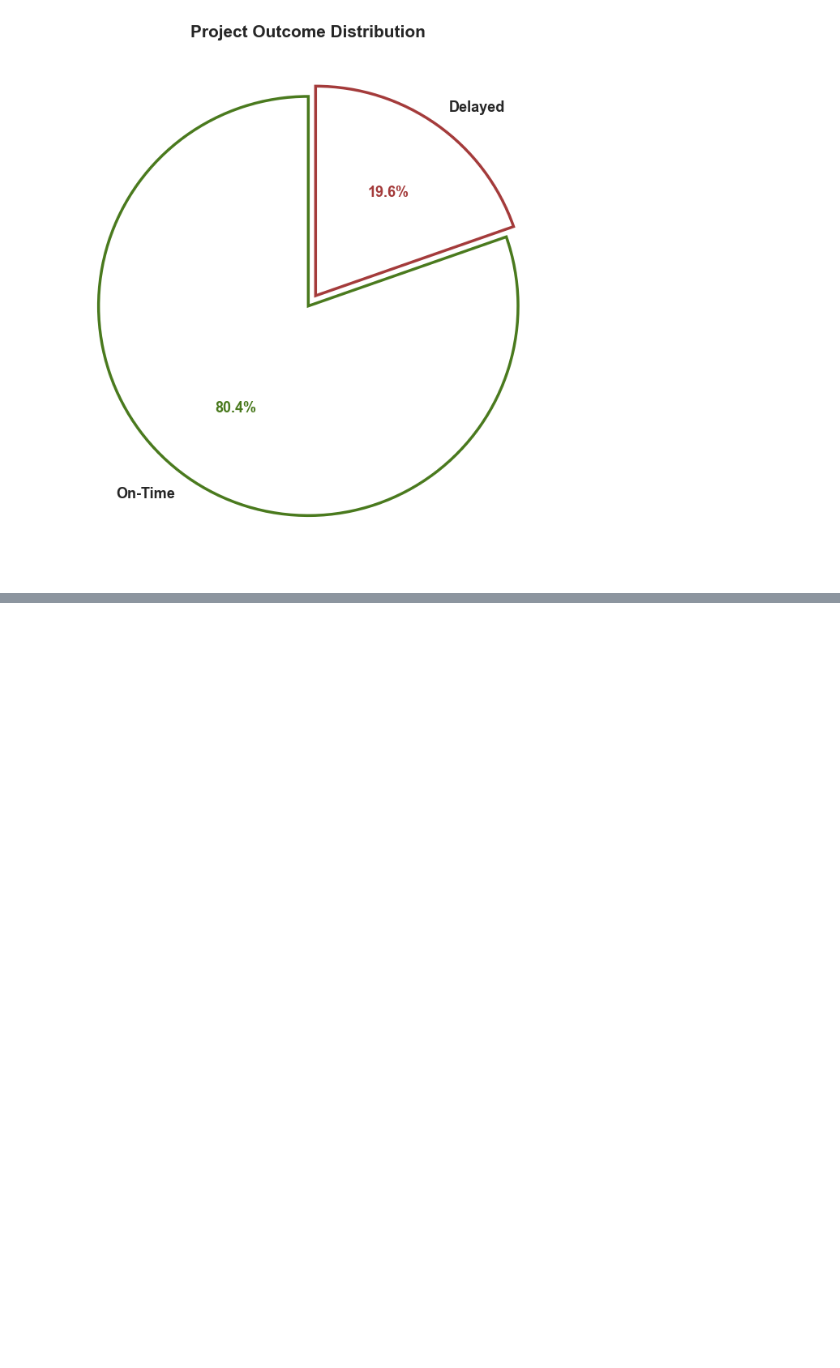
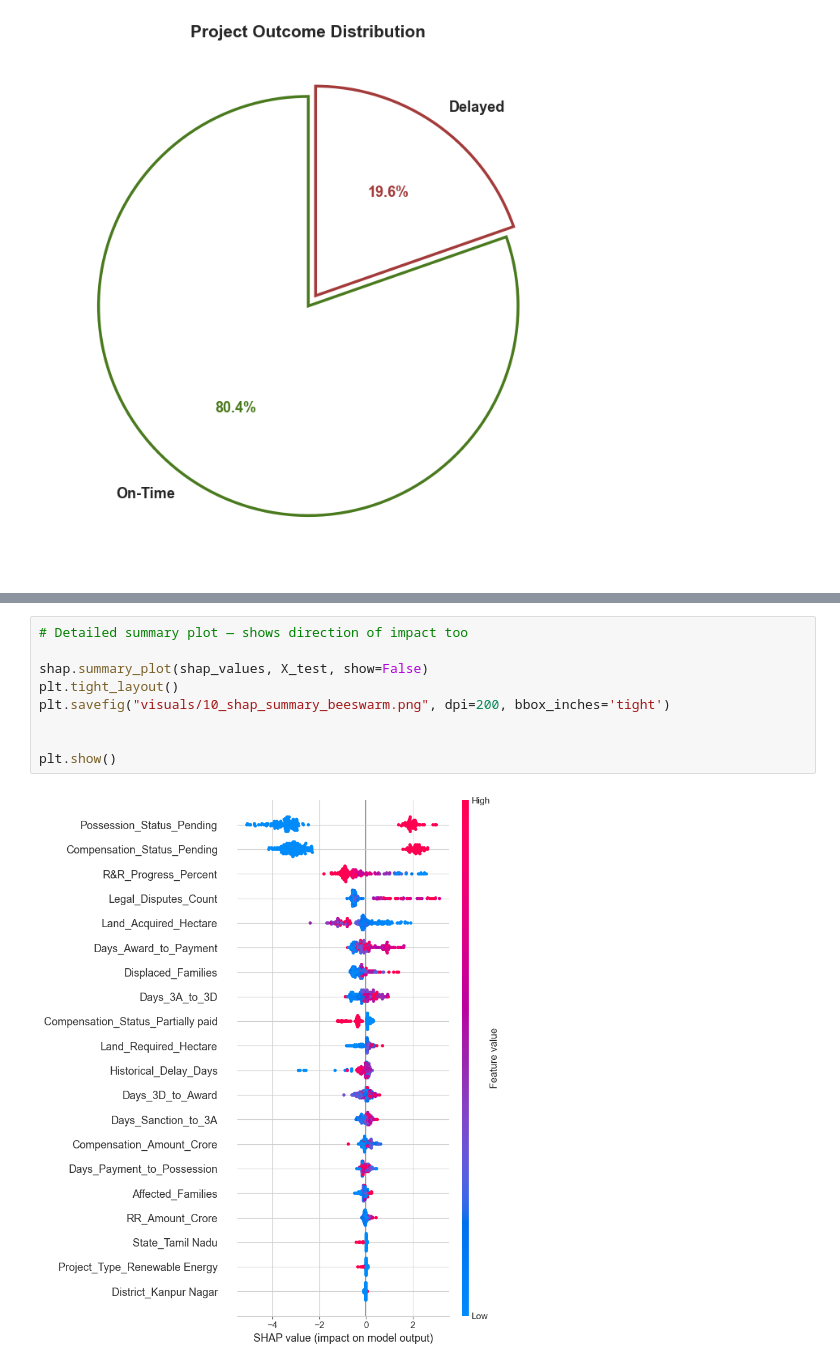
Before and after one commit to Butkii025/BhuNirvighna-Ai, a Jupyter notebook: notebook.ipynb, the cells around one changed output, grey strips where cells are left out. Saved outputs shown, nothing was run; the diff lists cells and outputs as text; blank space fills up the shorter version.

```diff
--- a/notebook.ipynb
+++ b/notebook.ipynb
@@ -281,0 +507,11 @@ plt.show()
+# %%
+# Detailed summary plot — shows direction of impact too
+
+shap.summary_plot(shap_values, X_test, show=False)
+plt.tight_layout()
+plt.savefig("visuals/10_shap_summary_beeswarm.png", dpi=200, bbox_inches='tight')
+
+
+plt.show()
+# %% [output]
+[figure, added]
```
Also changed, not shown: parts of 31 cells of this notebook, 11 other files.
